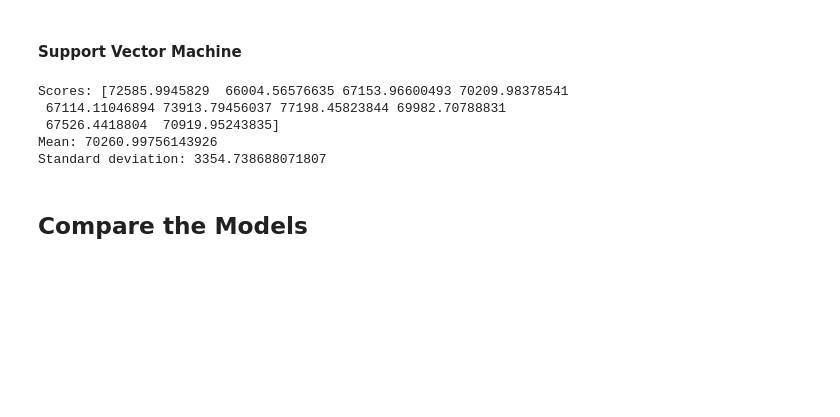
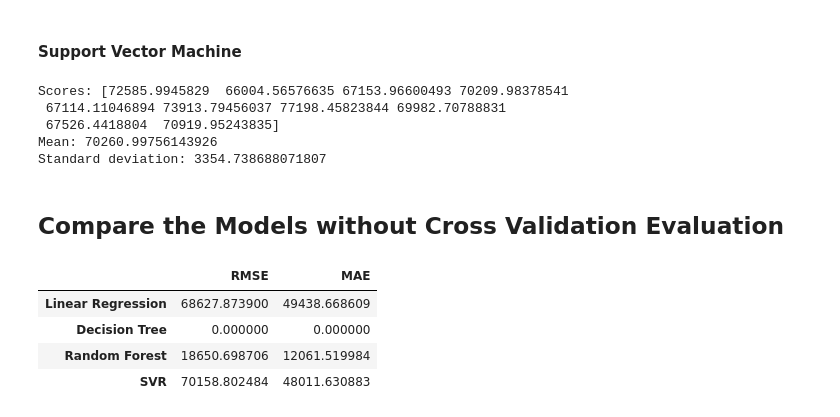
Before and after one commit to bademari/AI_ML_Lab, a Jupyter notebook: Lab 1_2_3.ipynb, the cells around one changed output. Drawn from its saved outputs; the diff is of its cells as text; code cells hidden in the pictures; blank space fills up the shorter version.

```diff
--- a/Lab 1_2_3.ipynb
+++ b/Lab 1_2_3.ipynb
@@ -560,6 +560,6 @@ Scores: [72585.9945829  66004.56576635 67153.96600493 70209.98378541
 Mean: 70260.99756143926
 Standard deviation: 3354.738688071807
 # %% [markdown]
-## Compare the Models
+## Compare the Models without Cross Validation Evaluation
 # %%
 metrics = {
@@ -570,0 +573,8 @@ metrics = {
+# %%
+metrics_df
+# %% [output]
+|  | RMSE | MAE |
+| Linear Regression | 68627.873900 | 49438.668609 |
+| Decision Tree | 0.000000 | 0.000000 |
+| Random Forest | 18650.698706 | 12061.519984 |
+| SVR | 70158.802484 | 48011.630883 |
```
Also changed, not shown: parts of 7 cells of this notebook.
